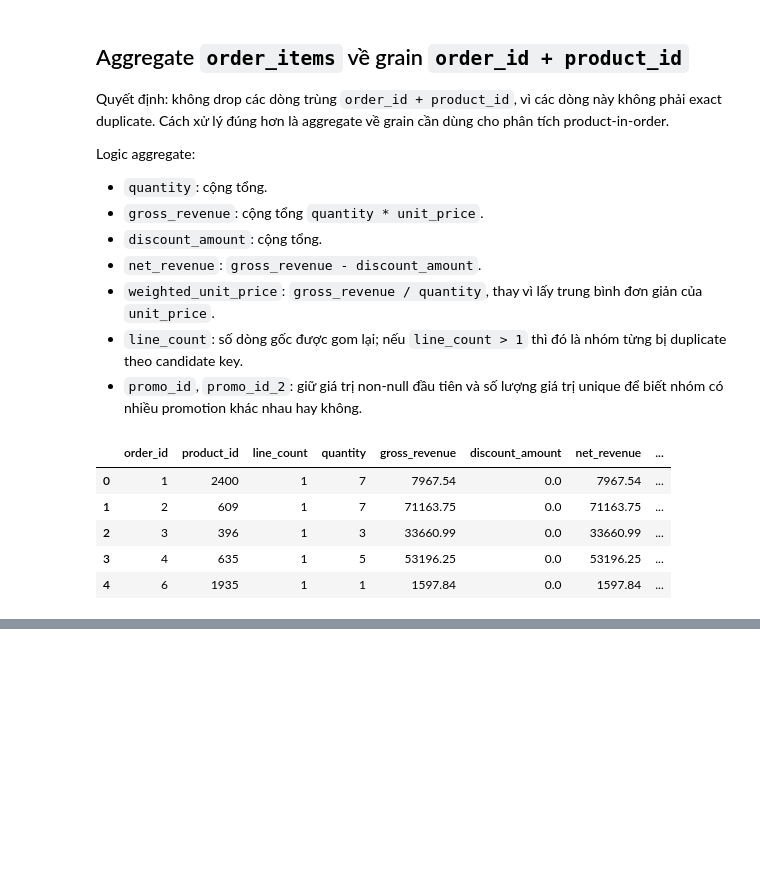
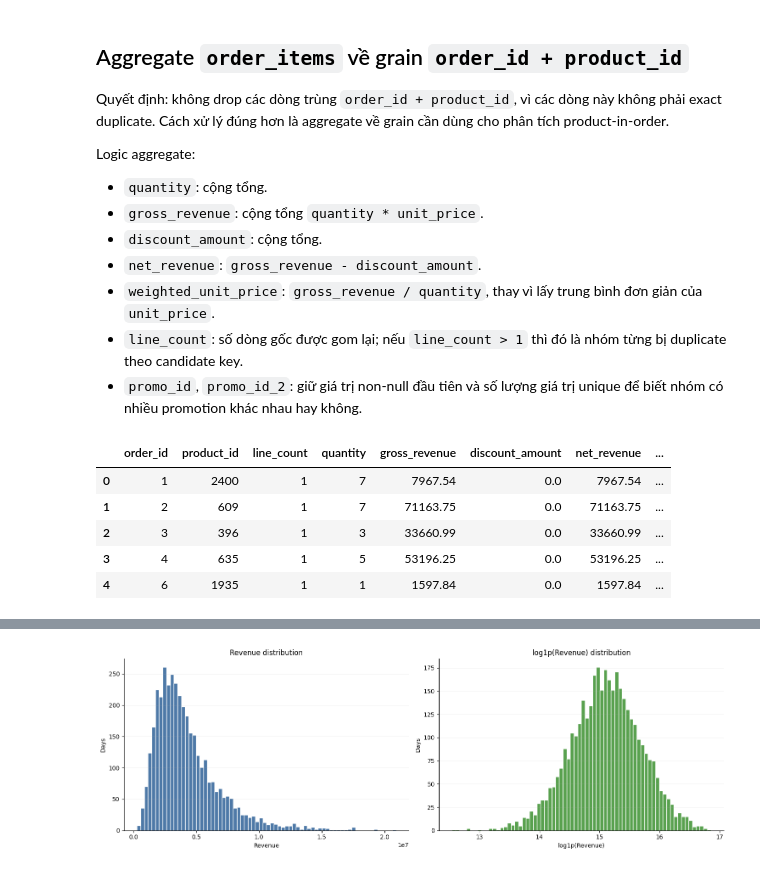
Before and after one commit to Sililibichimi/Weekly_Report, a Jupyter notebook: task_28_05_2026/EDA_revenue_and_profit.ipynb, the cells around one changed output, grey strips where cells are left out. Drawn from its saved outputs; the diff is of its cells as text; code cells hidden in the pictures; blank space fills up the shorter version.

```diff
--- a/task_28_05_2026/EDA_revenue_and_profit.ipynb
+++ b/task_28_05_2026/EDA_revenue_and_profit.ipynb
@@ -237,0 +407,22 @@ display(
+# %%
+fig, axes = plt.subplots(1, 2, figsize=(15, 5))
+
+axes[0].hist(sales["Revenue"], bins=70, color="#4E79A7", edgecolor="white")
+axes[0].set_title("Revenue distribution")
+axes[0].set_xlabel("Revenue")
+axes[0].set_ylabel("Days")
+
+axes[1].hist(np.log1p(sales["Revenue"]), bins=70, color="#59A14F", edgecolor="white")
+axes[1].set_title("log1p(Revenue) distribution")
+axes[1].set_xlabel("log1p(Revenue)")
+axes[1].set_ylabel("Days")
+
+for ax in axes:
+    ax.grid(axis="y", alpha=0.2)
+    ax.spines["top"].set_visible(False)
+    ax.spines["right"].set_visible(False)
+
+plt.tight_layout()
+plt.show()
+# %% [output]
+[figure, added]
```
Also changed, not shown: parts of 62 cells of this notebook, 3 other files.
